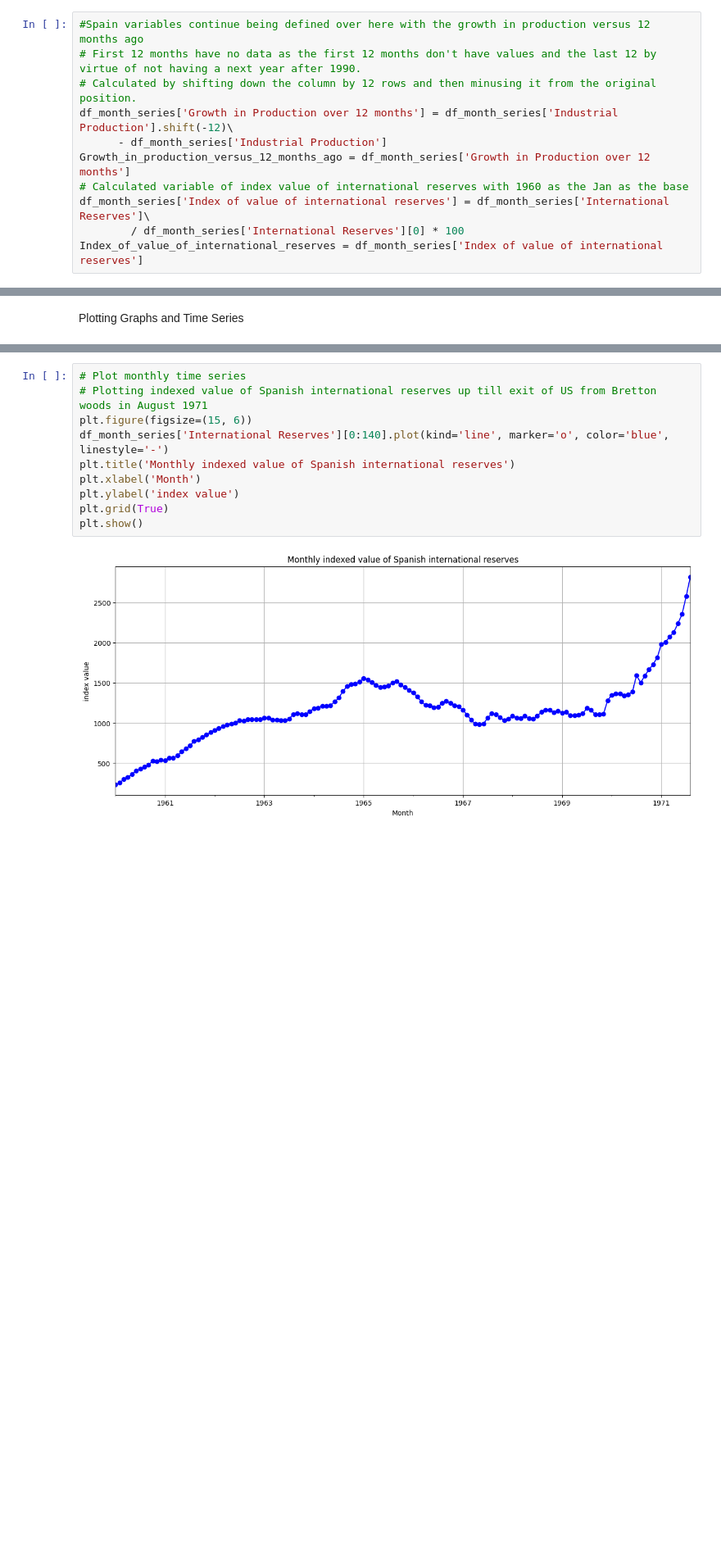
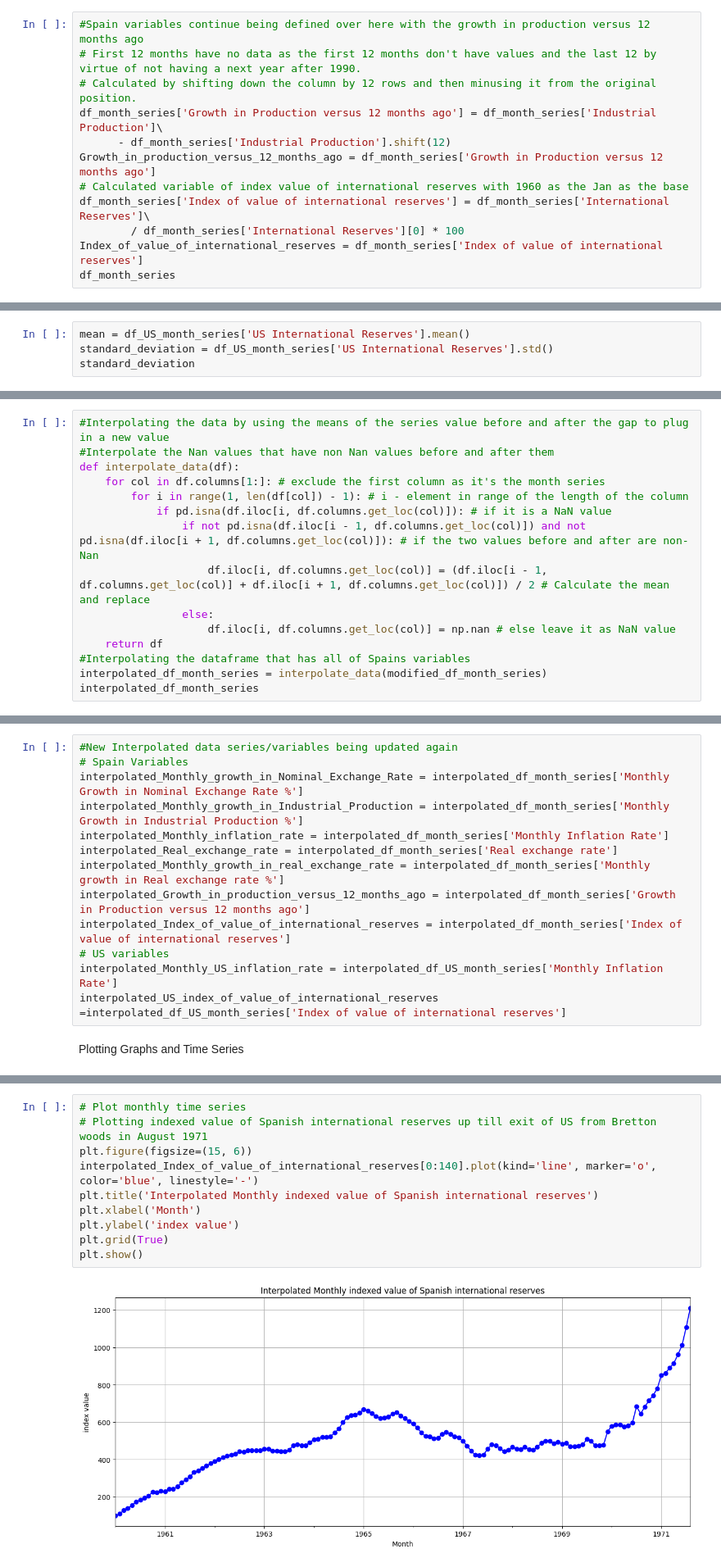
Before and after one commit to Josh-Yg/Macro-Pythonwork, a Jupyter notebook: Data Cleaning.ipynb, the cells around one changed output, grey strips where cells are left out. Shown at 82% size. Cells and saved outputs as stored; diff of their text form; blank space fills up the shorter version.

```diff
--- a/Data Cleaning.ipynb
+++ b/Data Cleaning.ipynb
@@ -73,13 +73,14 @@ df_month_series
 #Spain variables continue being defined over here with the growth in production versus 12 months ago
 # First 12 months have no data as the first 12 months don't have values and the last 12 by virtue of not having a next year after 1990.
 # Calculated by shifting down the column by 12 rows and then minusing it from the original position.
-df_month_series['Growth in Production over 12 months'] = df_month_series['Industrial Production'].shift(-12)\
-      - df_month_series['Industrial Production']
-Growth_in_production_versus_12_months_ago = df_month_series['Growth in Production over 12 months']
+df_month_series['Growth in Production versus 12 months ago'] = df_month_series['Industrial Production']\
+      - df_month_series['Industrial Production'].shift(12)
+Growth_in_production_versus_12_months_ago = df_month_series['Growth in Production versus 12 months ago']
 # Calculated variable of index value of international reserves with 1960 as the Jan as the base
 df_month_series['Index of value of international reserves'] = df_month_series['International Reserves']\
         / df_month_series['International Reserves'][0] * 100
 Index_of_value_of_international_reserves = df_month_series['Index of value of international reserves']
+df_month_series
 # %% [markdown]
 US dataframe variables
 # %%
@@ -103,0 +126,4 @@ df_US_month_series
+# %%
+mean = df_US_month_series['US International Reserves'].mean()
+standard_deviation = df_US_month_series['US International Reserves'].std()
+standard_deviation
@@ -103,0 +252,15 @@ df_US_month_series
+# %%
+#Interpolating the data by using the means of the series value before and after the gap to plug in a new value
+#Interpolate the Nan values that have non Nan values before and after them
+def interpolate_data(df):
+    for col in df.columns[1:]: # exclude the first column as it's the month series
+        for i in range(1, len(df[col]) - 1): # i - element in range of the length of the column
+            if pd.isna(df.iloc[i, df.columns.get_loc(col)]): # if it is a NaN value
+                if not pd.isna(df.iloc[i - 1, df.columns.get_loc(col)]) and not pd.isna(df.iloc[i + 1, df.columns.get_loc(col)]): # if the two values before and after are non-Nan
+                    df.iloc[i, df.columns.get_loc(col)] = (df.iloc[i - 1, df.columns.get_loc(col)] + df.iloc[i + 1, df.columns.get_loc(col)]) / 2 # Calculate the mean and replace
+                else:
+                    df.iloc[i, df.columns.get_loc(col)] = np.nan # else leave it as NaN value
+    return df
+#Interpolating the dataframe that has all of Spains variables
+interpolated_df_month_series = interpolate_data(modified_df_month_series)
+interpolated_df_month_series
@@ -104,3 +271,16 @@ df_US_month_series
+# %%
+#New Interpolated data series/variables being updated again
+# Spain Variables
+interpolated_Monthly_growth_in_Nominal_Exchange_Rate = interpolated_df_month_series['Monthly Growth in Nominal Exchange Rate %']
+interpolated_Monthly_growth_in_Industrial_Production = interpolated_df_month_series['Monthly Growth in Industrial Production %']
+interpolated_Monthly_inflation_rate = interpolated_df_month_series['Monthly Inflation Rate']
+interpolated_Real_exchange_rate = interpolated_df_month_series['Real exchange rate']
+interpolated_Monthly_growth_in_real_exchange_rate = interpolated_df_month_series['Monthly growth in Real exchange rate %']
+interpolated_Growth_in_production_versus_12_months_ago = interpolated_df_month_series['Growth in Production versus 12 months ago']
+interpolated_Index_of_value_of_international_reserves = interpolated_df_month_series['Index of value of international reserves']
+# US variables
+interpolated_Monthly_US_inflation_rate = interpolated_df_US_month_series['Monthly Inflation Rate']
+interpolated_US_index_of_value_of_international_reserves =interpolated_df_US_month_series['Index of value of international reserves']
 # %% [markdown]
 Plotting Graphs and Time Series
 # %%
@@ -139,15 +366,15 @@ plt.show()
 # %%
 # Plot monthly time series
 # Plotting indexed value of Spanish international reserves up till exit of US from Bretton woods in August 1971
 plt.figure(figsize=(15, 6))
-df_month_series['International Reserves'][0:140].plot(kind='line', marker='o', color='blue', linestyle='-')
-plt.title('Monthly indexed value of Spanish international reserves')
+interpolated_Index_of_value_of_international_reserves[0:140].plot(kind='line', marker='o', color='blue', linestyle='-')
+plt.title('Interpolated Monthly indexed value of Spanish international reserves')
 plt.xlabel('Month')
 plt.ylabel('index value')
 plt.grid(True)
 plt.show()
 # %% [output]
-[figure, old version]
+[figure, new version]
 # %%
 # Plot monthly time series
 # Monthly time series of US indexed value of international reserves up till August 1971 and exit of Bretton Woods
```
Also changed, not shown: parts of 25 cells of this notebook.
